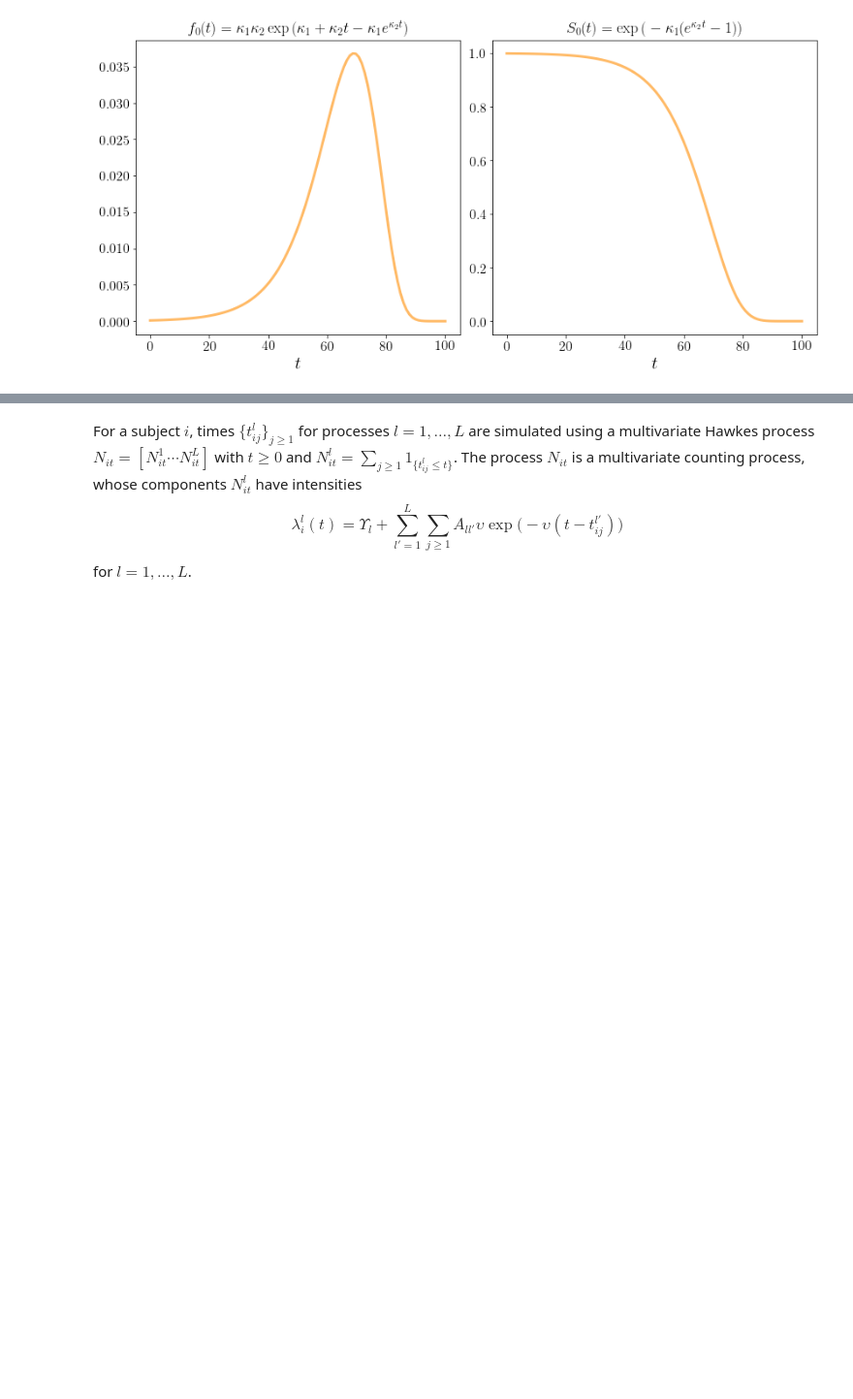
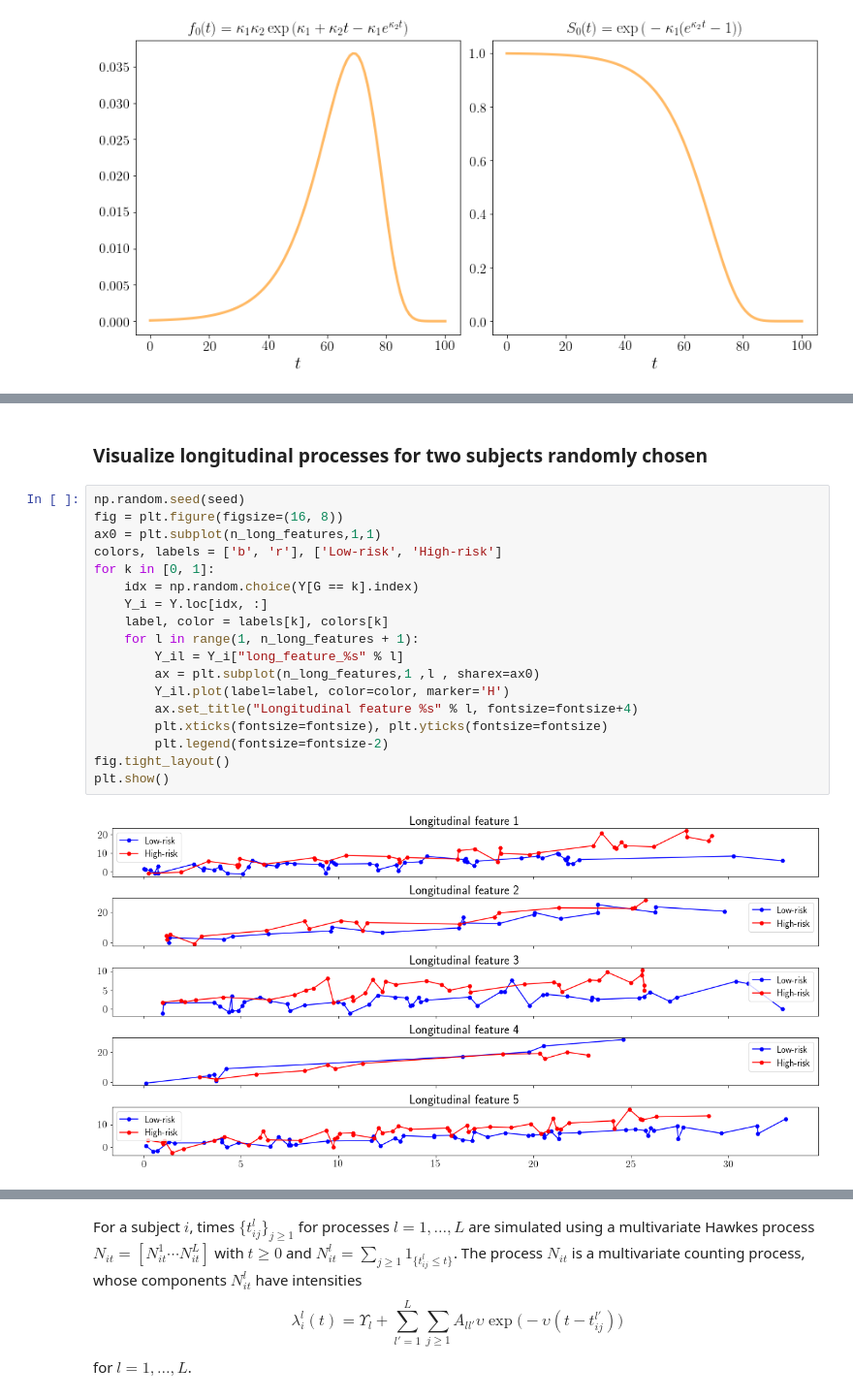
Before and after one commit to Califrais/flash, a Jupyter notebook: Lights tutorial.ipynb, the cells around one changed output, grey strips where cells are left out. Shown at 97% size. Cells and saved outputs as stored; diff of their text form; blank space fills up the shorter version.

```diff
--- a/Lights tutorial.ipynb
+++ b/Lights tutorial.ipynb
@@ -165 +163,23 @@ plt.show()
+# %% [markdown]
+### Visualize longitudinal processes for two subjects randomly chosen
+# %%
+np.random.seed(seed)
+fig = plt.figure(figsize=(16, 8))
+ax0 = plt.subplot(n_long_features,1,1)
+colors, labels = ['b', 'r'], ['Low-risk', 'High-risk']
+for k in [0, 1]:
+    idx = np.random.choice(Y[G == k].index)
+    Y_i = Y.loc[idx, :]
+    label, color = labels[k], colors[k]
+    for l in range(1, n_long_features + 1):
+        Y_il = Y_i["long_feature_%s" % l]
+        ax = plt.subplot(n_long_features,1 ,l , sharex=ax0)
+        Y_il.plot(label=label, color=color, marker='H')
+        ax.set_title("Longitudinal feature %s" % l, fontsize=fontsize+4)
+        plt.xticks(fontsize=fontsize), plt.yticks(fontsize=fontsize)
+        plt.legend(fontsize=fontsize-2)
+fig.tight_layout()
+plt.show()
+# %% [output]
+[figure, added]
 # %% [markdown]
```
Also changed, not shown: parts of 8 cells of this notebook, 4 other files.
